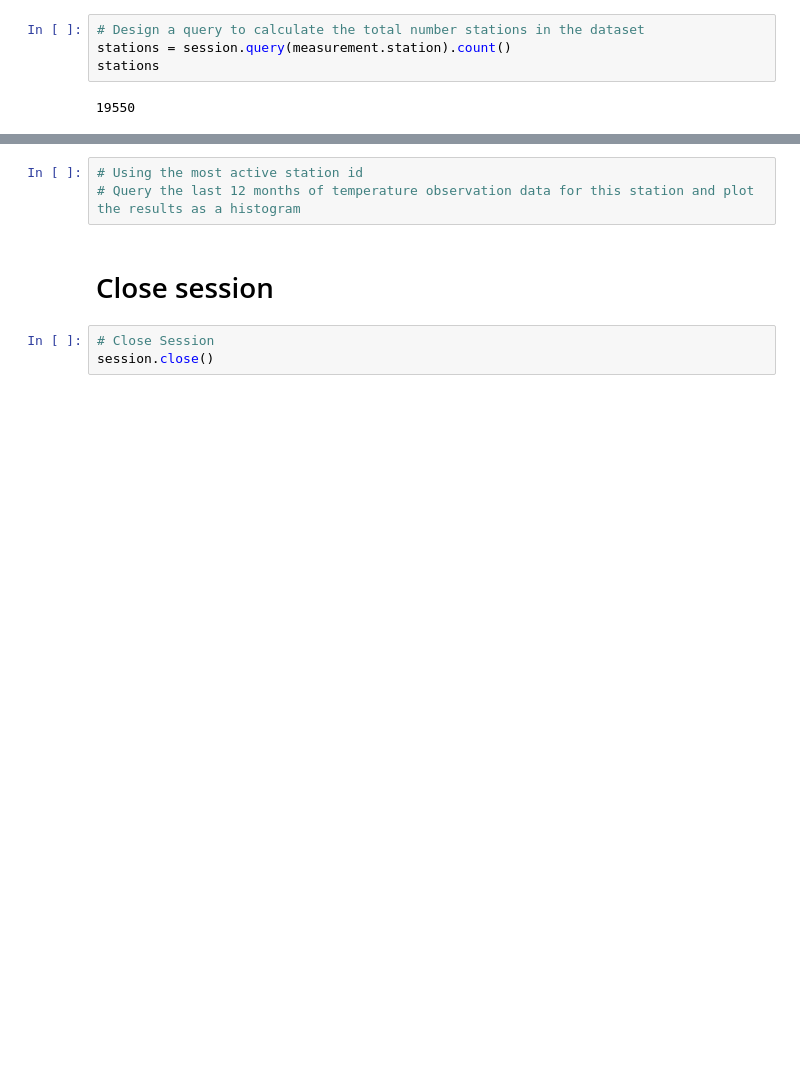
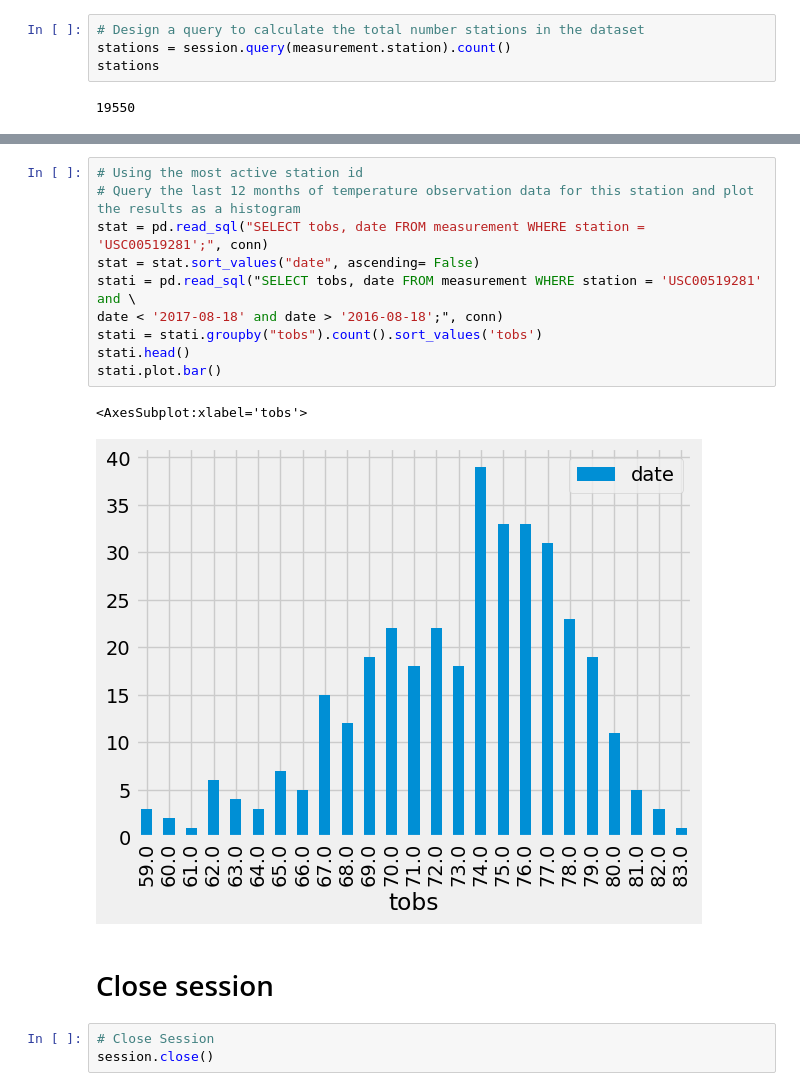
Before and after one commit to yaldaalemi/sqlalchemy-challenge, a Jupyter notebook: Instructions/climate_starter.ipynb, the cells around one changed output, grey strips where cells are left out. Drawn from its saved outputs; the diff is of its cells as text; blank space fills up the shorter version.

```diff
--- a/Instructions/climate_starter.ipynb
+++ b/Instructions/climate_starter.ipynb
@@ -131,6 +155,16 @@ stations
 # %%
 # Using the most active station id
 # Query the last 12 months of temperature observation data for this station and plot the results as a histogram
+stat = pd.read_sql("SELECT tobs, date FROM measurement WHERE station = 'USC00519281';", conn)
+stat = stat.sort_values("date", ascending= False)
+stati = pd.read_sql("SELECT tobs, date FROM measurement WHERE station = 'USC00519281' and \
+date < '2017-08-18' and date > '2016-08-18';", conn)
+stati = stati.groupby("tobs").count().sort_values('tobs')
+stati.head()
+stati.plot.bar()
+# %% [output]
+<AxesSubplot:xlabel='tobs'>
+[figure, added]
 # %% [markdown]
 # Close session
 # %%
```
Also changed, not shown: parts of 3 cells of this notebook.
